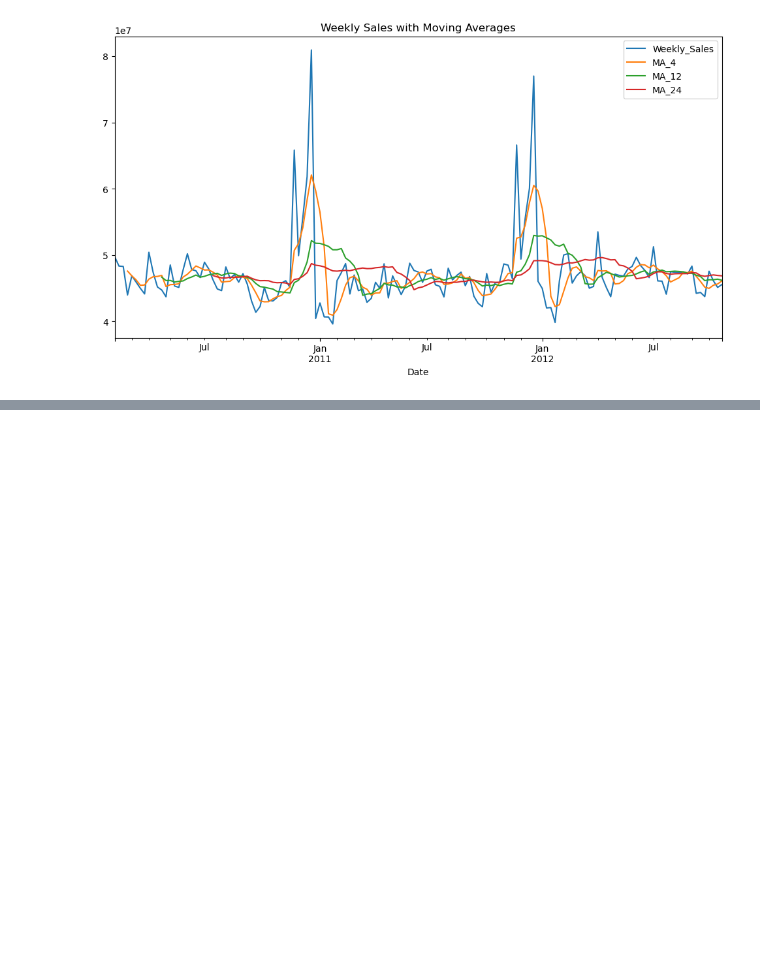
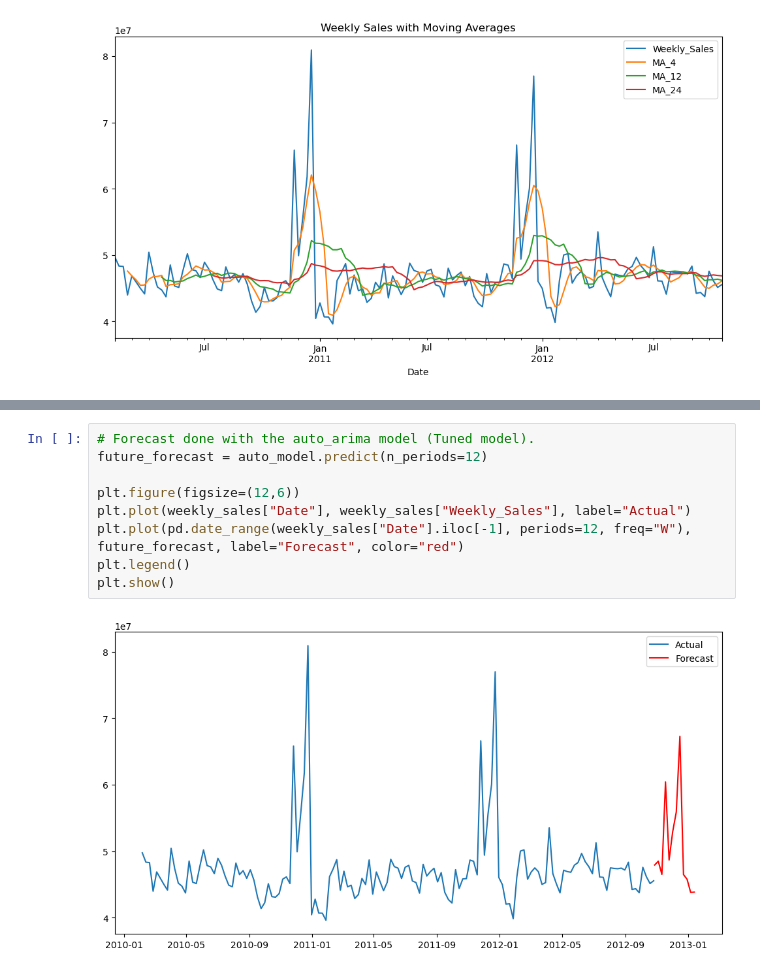
Before and after one commit to JayJ1504/retail_sales_analysis, a Jupyter notebook: notebooks/forecasting_models.ipynb, the cells around one changed output, grey strips where cells are left out. Cells and saved outputs as stored; diff of their text form; blank space fills up the shorter version.

```diff
--- a/notebooks/forecasting_models.ipynb
+++ b/notebooks/forecasting_models.ipynb
@@ -82 +82,12 @@ Performing stepwise search to minimize aic
 ... (4 outputs left out)
+# %%
+# Forecast done with the auto_arima model (Tuned model).
+future_forecast = auto_model.predict(n_periods=12)
+
+plt.figure(figsize=(12,6))
+plt.plot(weekly_sales["Date"], weekly_sales["Weekly_Sales"], label="Actual")
+plt.plot(pd.date_range(weekly_sales["Date"].iloc[-1], periods=12, freq="W"), future_forecast, label="Forecast", color="red")
+plt.legend()
+plt.show()
+# %% [output]
+[figure, added]
```
Also changed, not shown: parts of 5 cells of this notebook.
